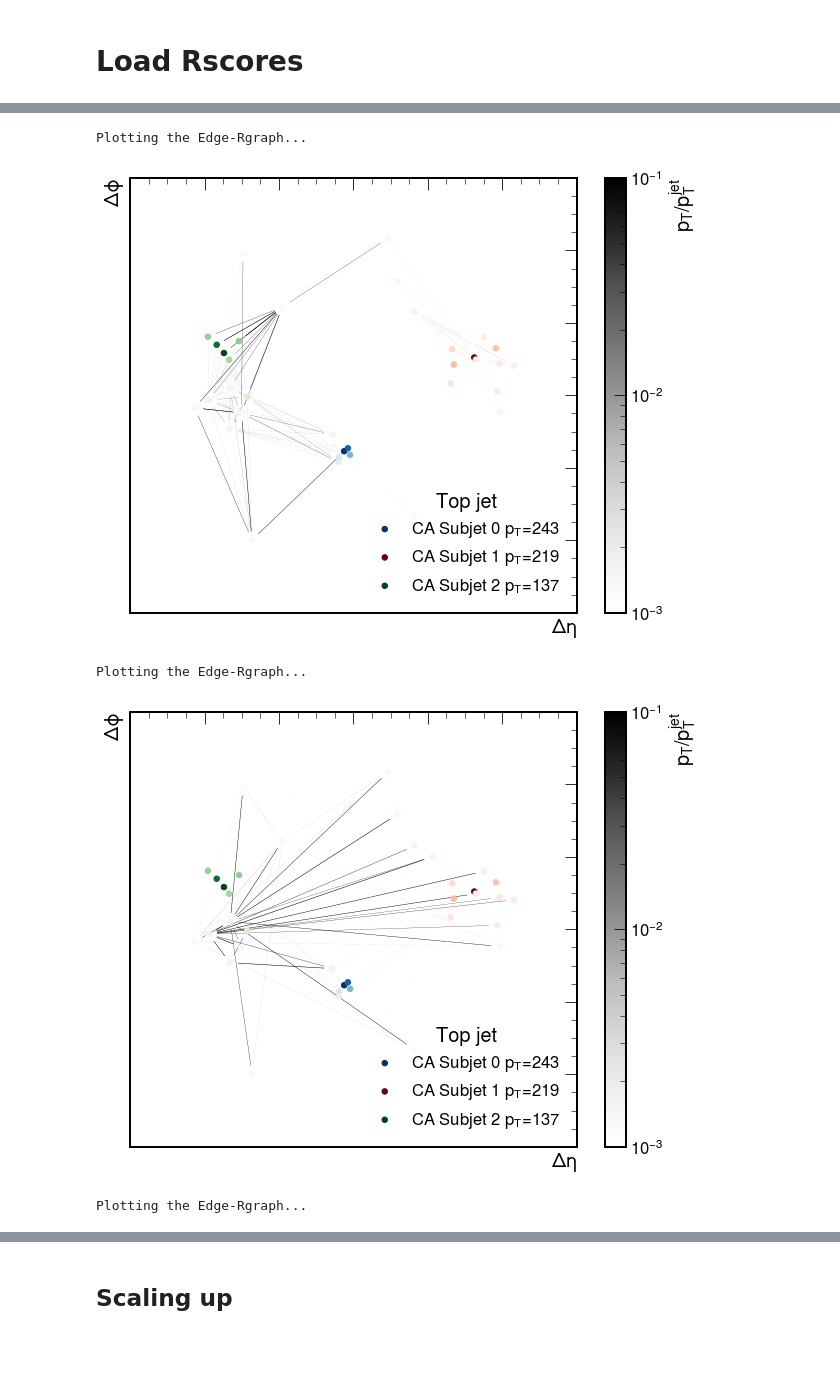
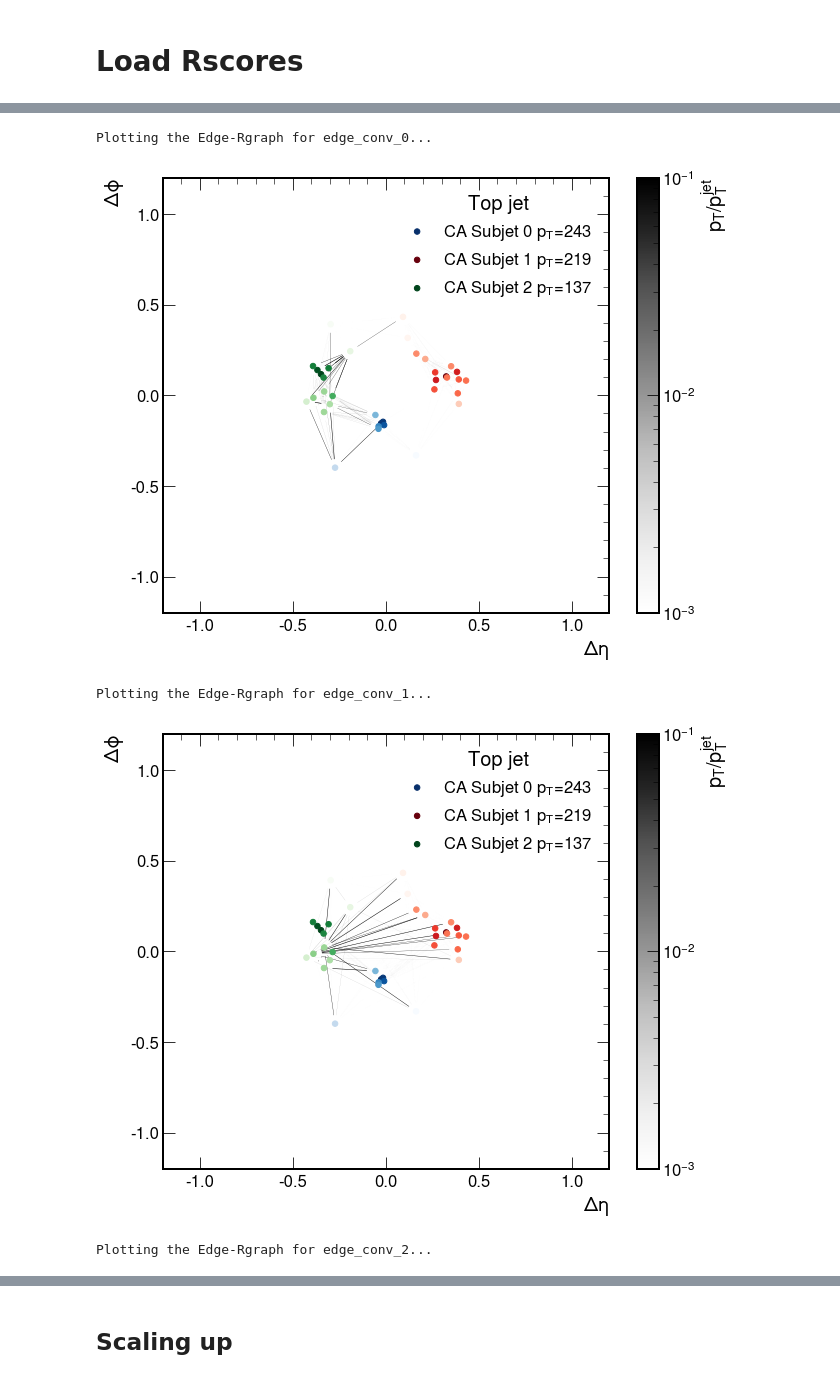
Before and after one commit to farakiko/xai4hep, a Jupyter notebook: binder/fastjet.ipynb, the cells around one changed output, grey strips where cells are left out. Cells and saved outputs as stored; diff of their text form; code cells hidden in the pictures; blank space fills up the shorter version.

```diff
--- a/binder/fastjet.ipynb
+++ b/binder/fastjet.ipynb
@@ -256,32 +256,36 @@ for i in range(Num_jets):
 #     sig = nn.Sigmoid()
 #     model_score = round(sig(model(Batch(x=jet_input, batch=torch.zeros(len(jet_input), dtype=int)))[0]).item(),3)
 
-    print('Building the Edge-Rgraph...')
+    print('Building the graph...')
+    eta = torch.tensor(eta).reshape(-1,1)
+    phi = torch.tensor(phi).reshape(-1,1)
+    eta_phi = torch.cat([eta, phi], axis=1)
+
     # Get positions of nodes in the graph
-    eta_phi = torch.cat([torch.tensor(eta).reshape(-1,1), torch.tensor(phi).reshape(-1,1)], axis=1)
-
     pos = {}
     num_nodes = len(px)
     for node_i in range(num_nodes):
         pos[node_i] = eta_phi.numpy()[node_i]
 
-    # build graph
     # subjet node colors
     COLOR_from_idx = ['Blues', 'Reds', 'Greens', 'Oranges', 'Yellows', 'Purples']
 
     Num_subjets = len(np.unique(subjet_idx))
     COLOR_from_idx = COLOR_from_idx[:Num_subjets]
 
+    # plot nodes without connections
+    print(f'Plotting the point cloud...')
     fig, ax = plt.subplots(figsize=(10, 8))
     for j in range(Num_subjets):
-        draw_networkx_nodes(G, pos,
-                            nodelist=np.array(list(G))[subjet_idx==j].tolist(),
-                            node_color=pt[subjet_idx==j],
-                            node_size=30,
-                            cmap=COLOR_from_idx[j],
-                            ax=ax,
-                            label=f"{LABEL[JET_ALGO]} Subjet {j} $p_{{\mathrm{{T}}}}$={subjet_vectors[j].pt:.0f}",
-                           )
+        ax.scatter(
+            eta[subjet_idx == j],
+            phi[subjet_idx == j],
+            c=pt[subjet_idx == j],
+            cmap=COLOR_from_idx[j],
+            norm=colors.LogNorm(vmin=0.001, vmax=0.1),
+            label=f"{LABEL[JET_ALGO]} Subjet {j} $p_{{\mathrm{{T}}}}$={subjet_vectors[j].pt:.0f}",
+        )
+
     plt.scatter([], [], c=[], cmap="Greys", norm=colors.LogNorm(vmin=0.001, vmax=0.1))
     cbar = plt.colorbar()
     cbar.set_label("$p_{\mathrm{T}} / p_{\mathrm{T}}^{\mathrm{jet}}$")
@@ -289,13 +293,17 @@ for i in range(Num_jets):
 
     plt.xlabel(r"$\Delta\eta$")
     plt.ylabel(r"$\Delta\phi$")
-    plt.ylim(-0.6, 0.6)
-    plt.xlim(-0.6, 0.6);
+    plt.ylim(-1.2, 1.2)
+    plt.xlim(-1.2, 1.2)
+    ax.set_xticks([-1,-0.5,0,0.5,1])
+    ax.set_yticks([-1,-0.5,0,0.5,1])
+    ax.tick_params(pad=10, left=True, bottom=True, labelleft=True, labelbottom=True)
     plt.legend(title="Top jet" if jet_label==1 else "QCD jet")
-    plt.savefig(f"/xai4hepvol/jet.png")
+    plt.savefig(f"/xai4hepvol/paper/jet.png")
+    plt.savefig(f"/xai4hepvol/paper/jet.pdf")
     plt.show()
 
-
+    # plot edgeconv blocks
     for edgeconv in ['edge_conv_0', 'edge_conv_1', 'edge_conv_2']:
 
         edge_index, edge_weight = edge_index_dic[edgeconv], torch.abs(R_edges[edgeconv]).sum(axis=1)
@@ -304,12 +312,13 @@ for i in range(Num_jets):
         data = torch_geometric.data.Data(edge_index=edge_index, edge_weight=edge_weight, num_nodes=num_nodes)
         G = torch_geometric.utils.to_networkx(data, to_undirected=False)
 
-        print('Plotting the Edge-Rgraph...')
+        print(f'Plotting the Edge-Rgraph for {edgeconv}...')
         fig, ax = plt.subplots(figsize=(10, 8))
         for j in range(Num_subjets):
+
             draw_networkx_nodes(G, pos,
                                 nodelist=np.array(list(G))[subjet_idx==j].tolist(),
-                                node_color=pt[subjet_idx==j],
+                                node_color=np.log(pt[subjet_idx==j]),
                                 node_size=30,
                                 cmap=COLOR_from_idx[j],
                                 ax=ax,
@@ -318,7 +327,6 @@ for i in range(Num_jets):
         plt.scatter([], [], c=[], cmap="Greys", norm=colors.LogNorm(vmin=0.001, vmax=0.1))
         cbar = plt.colorbar()
         cbar.set_label("$p_{\mathrm{T}} / p_{\mathrm{T}}^{\mathrm{jet}}$")
-        ax.legend()
 
         draw_networkx_edges(G, pos,
                             width=10*(edge_Rscores),
@@ -329,14 +337,20 @@ for i in range(Num_jets):
                             arrowstyle='-'
                            )
 
+        ax.legend()
+        ax.tick_params(left=True, bottom=True, labelleft=True, labelbottom=True)
+
         plt.xlabel(r"$\Delta\eta$")
         plt.ylabel(r"$\Delta\phi$")
-        plt.ylim(-0.6, 0.6)
-        plt.xlim(-0.6, 0.6);
+        plt.ylim(-1.2, 1.2)
+        plt.xlim(-1.2, 1.2)
+        ax.set_xticks([-1,-0.5,0,0.5,1])
+        ax.set_yticks([-1,-0.5,0,0.5,1])
         plt.legend(title="Top jet" if jet_label==1 else "QCD jet")
-        plt.savefig(f"/xai4hepvol/{edgeconv}.png")
+        plt.savefig(f"/xai4hepvol/paper/{edgeconv}.png")
+        plt.savefig(f"/xai4hepvol/paper/{edgeconv}.pdf")
         plt.show()
-
+#         break
     break
 # %% [output]
 27 [8, 15, 13]
@@ -345,5 +360,5 @@ Building the Edge-Rgraph...
-Plotting the Edge-Rgraph...
+Plotting the Edge-Rgraph for edge_conv_0...
-[figure, old version]
+[figure, new version]
-Plotting the Edge-Rgraph...
+Plotting the Edge-Rgraph for edge_conv_1...
-[figure, old version]
+[figure, new version]
-Plotting the Edge-Rgraph...
+Plotting the Edge-Rgraph for edge_conv_2...
```
Also changed, not shown: parts of 9 cells of this notebook.
